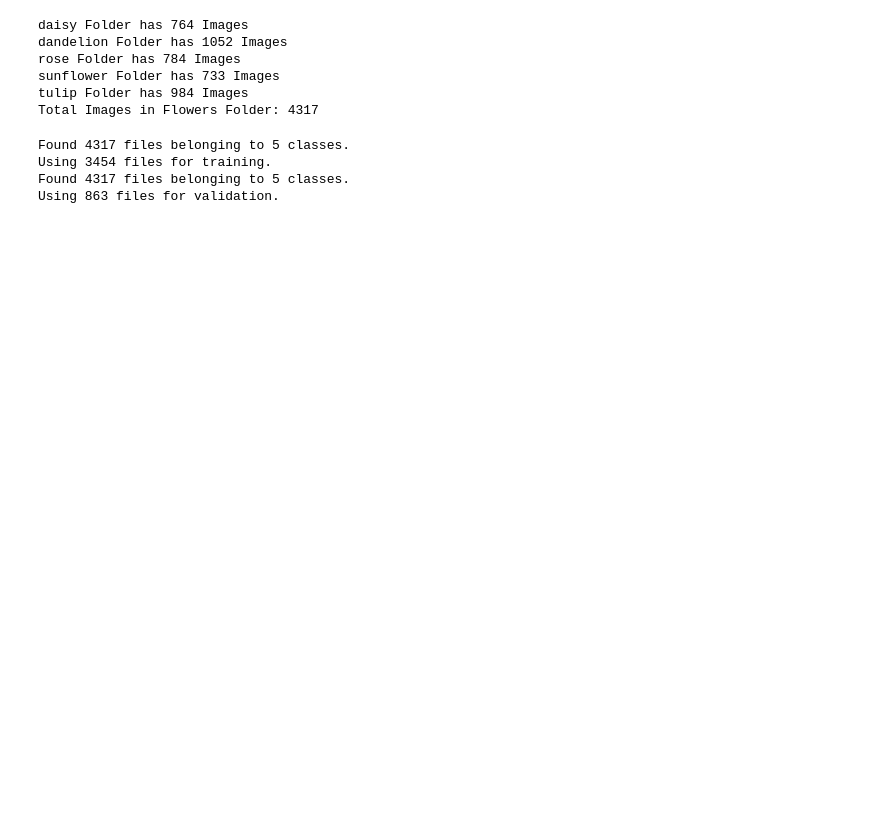
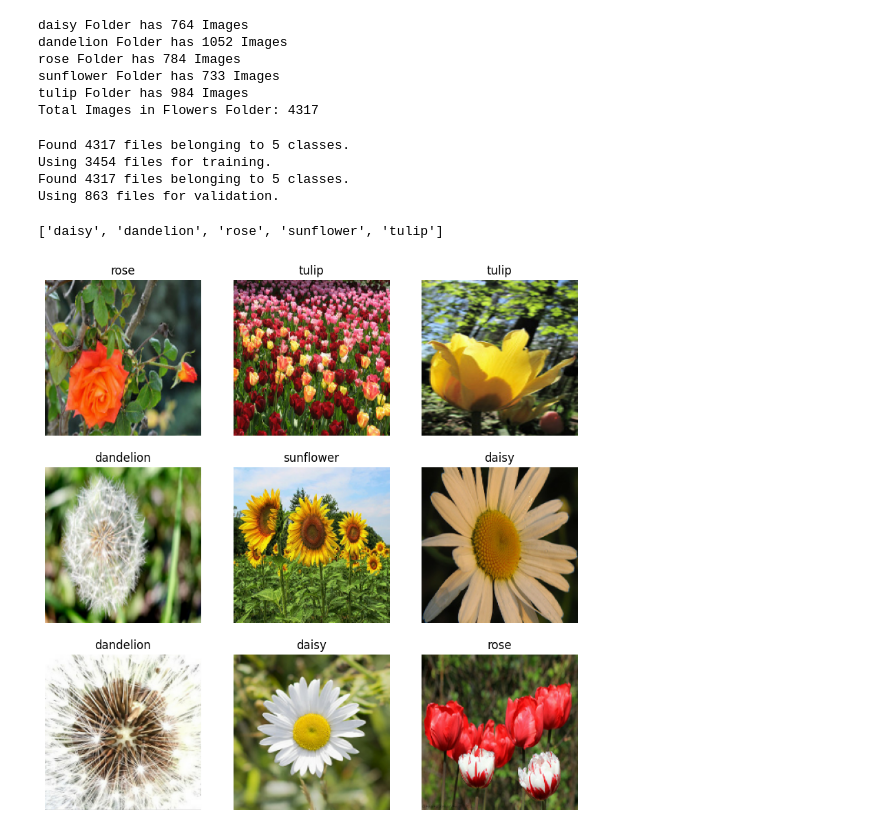
Before and after one commit to mostofa-rezvi/Iris-Flower-Classifier, a Jupyter notebook: iris_flower_classifier.ipynb, the cells around one changed output. Drawn from its saved outputs; the diff is of its cells as text; code cells hidden in the pictures; blank space fills up the shorter version.

```diff
--- a/iris_flower_classifier.ipynb
+++ b/iris_flower_classifier.ipynb
@@ -31,31 +33,48 @@ sunflower Folder has 733 Images
 tulip Folder has 984 Images
 Total Images in Flowers Folder: 4317
 # %%
-#Load Images into Arrays as Dataset
+# Load Images into Arrays as Dataset
 
-base_dir = 'flowers/'
+base_dir = "flowers/"
 img_size = 180
-batch = 3
+batch = 32
 
 train_dataset = tf.keras.utils.image_dataset_from_directory(
     base_dir,
-    seed = 123,
-    validation_split = 0.2,
-    subset = 'training',
-    batch_size = batch,
-    image_size = (img_size, img_size)
+    seed=123,
+    validation_split=0.2,
+    subset="training",
+    batch_size=batch,
+    image_size=(img_size, img_size),
 )
 
 validatin_dataset = tf.keras.utils.image_dataset_from_directory(
     base_dir,
-    seed = 123,
-    validation_split = 0.2,
-    subset = 'validation',
-    batch_size = batch,
-    image_size = (img_size, img_size)
+    seed=123,
+    validation_split=0.2,
+    subset="validation",
+    batch_size=batch,
+    image_size=(img_size, img_size),
 )
 # %% [output]
 Found 4317 files belonging to 5 classes.
 Using 3454 files for training.
 Found 4317 files belonging to 5 classes.
 Using 863 files for validation.
+# %%
+flower_names = train_dataset.class_names
+flower_names
+# %% [output]
+['daisy', 'dandelion', 'rose', 'sunflower', 'tulip']
+# %%
+i = 0
+plt.figure(figsize=(10, 10))
+
+for images, labels in train_dataset.take(1):
+    for i in range(9):
+        plt.subplot(3, 3, i + 1)
+        plt.imshow(images[i].numpy().astype("uint8"))
+        plt.title(flower_names[labels[i]])
+        plt.axis("off")
+# %% [output]
+[figure, added]
```
Also changed, not shown: parts of 11 cells of this notebook.
